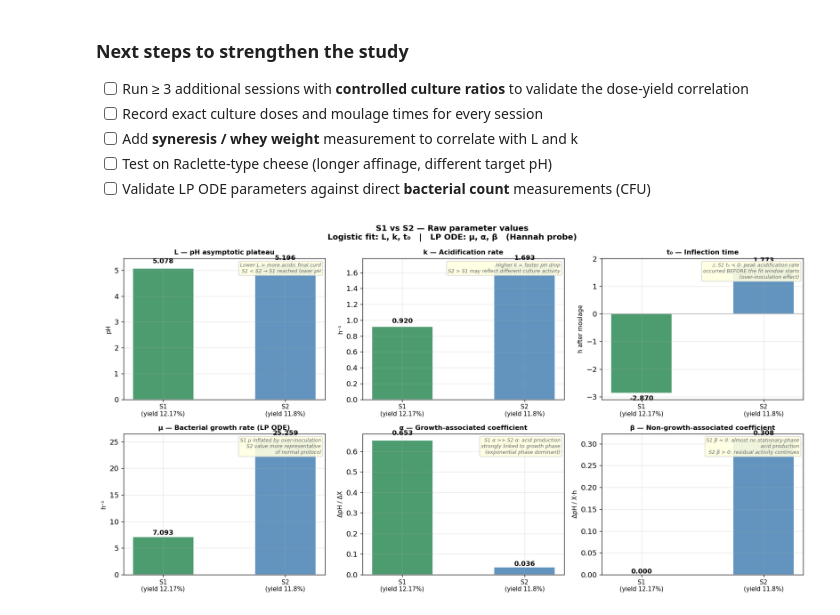
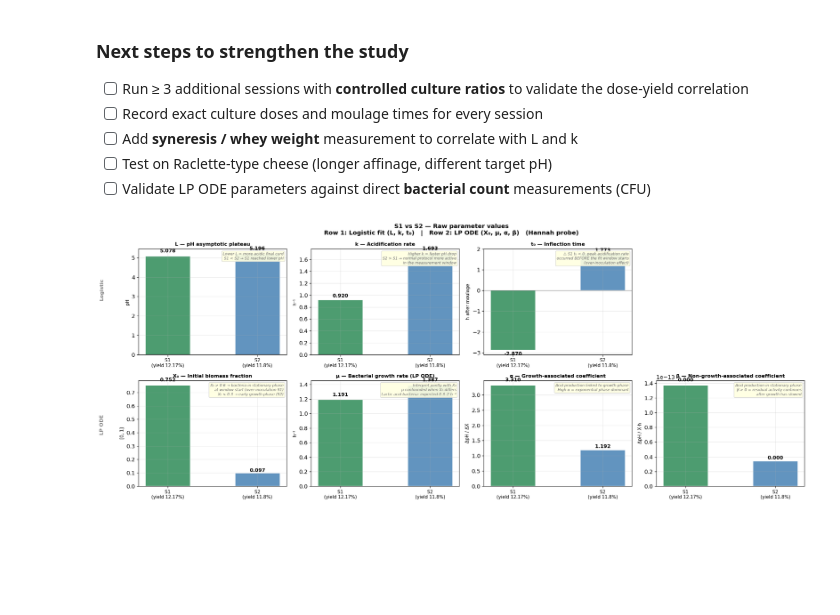
Before and after one commit to samuelemoungang/cheese-acidification-analysis, a Jupyter notebook: comparison_sessions.ipynb, the cells around one changed output. Saved outputs shown, nothing was run; the diff lists cells and outputs as text; code cells hidden in the pictures; blank space fills up the shorter version.

```diff
--- a/comparison_sessions.ipynb
+++ b/comparison_sessions.ipynb
@@ -533,6 +554,9 @@ for col, (sess_key, lp) in enumerate([('S1', lp_h1), ('S2', lp_h2)]):
     s = SESSIONS[sess_key]
     residuals_lp = lp['A_obs'] - lp['A_sim']
     rmse_lp      = np.sqrt(np.mean(residuals_lp**2))
+    x0_phase = ('early growth'  if lp['X0'] < 0.2 else
+                'active growth' if lp['X0'] < 0.6 else
+                'stationary phase')
 
     # A(t) fit
     ax_top = axes[0, col]
@@ -544,7 +568,7 @@ for col, (sess_key, lp) in enumerate([('S1', lp_h1), ('S2', lp_h2)]):
     ax_top.set_ylabel('A(t) — acid proxy')
     ax_top.legend(fontsize=8)
     ax_top.text(0.04, 0.96,
-                f'μ = {lp["mu"]:.3f} h⁻¹\nα = {lp["alpha"]:.4f}\nβ = {lp["beta"]:.4f}',
+                f'X₀ = {lp["X0"]:.3f} ({x0_phase})\nμ = {lp["mu"]:.3f} h⁻¹\nα = {lp["alpha"]:.4f}\nβ = {lp["beta"]:.4f}',
                 transform=ax_top.transAxes, fontsize=8.5, va='top',
                 bbox=dict(boxstyle='round', facecolor='white', alpha=0.85))
 
@@ -712,8 +754,11 @@ With more sessions (≥ 5–10), threshold values could be calibrated against **
 - [ ] Validate LP ODE parameters against direct **bacterial count** measurements (CFU)
 # %%
 # ── Parameter comparison — raw values, one subplot per parameter ──────────
-fig, axes = plt.subplots(2, 3, figsize=(15, 8))
-axes = axes.flatten()
+# Layout 2×4: Row 0 = Logistic (L, k, t₀, hidden) | Row 1 = LP ODE (X₀, μ, α, β)
+fig, axes = plt.subplots(2, 4, figsize=(20, 8))
+axes[0, 3].set_visible(False)   # hide 4th slot in row 0 (only 3 logistic params)
+axes_to_use = [axes[0, 0], axes[0, 1], axes[0, 2],
+               axes[1, 0], axes[1, 1], axes[1, 2], axes[1, 3]]
 
 sessions     = ['S1', 'S2']
 sess_labels  = [SESSIONS[s]['label'].replace('Session ','S') for s in sessions]
@@ -721,86 +766,89 @@ sess_colors  = [SESSIONS[s]['color'] for s in sessions]
 yields_label = [f"yield {SESSIONS[s]['yield_pct']}%" for s in sessions]
 
 params_raw = [
+    # ── Row 0: Logistic parameters ──────────────────────────────────────
     {
         'title': 'L — pH asymptotic plateau',
         'unit':  'pH',
         'values': [fit_h1['L'],    fit_h2['L']],
         'note':  'Lower L = more acidic final curd\nS1 < S2 → S1 reached lower pH',
-        'good_direction': 'lower',
     },
     {
         'title': 'k — Acidification rate',
         'unit':  'h⁻¹',
         'values': [fit_h1['k'],    fit_h2['k']],
-        'note':  'Higher k = faster pH drop\nS2 > S1 may reflect different culture activity',
-        'good_direction': None,
+        'note':  'Higher k = faster pH drop\nS2 > S1 → normal protocol more active\nin the measurement window',
     },
     {
         'title': 't₀ — Inflection time',
         'unit':  'h after moulage',
         'values': [fit_h1['t0'],   fit_h2['t0']],
         'note':  '⚠ S1 t₀ < 0: peak acidification rate\noccurred BEFORE the fit window starts\n(over-inoculation effect)',
-        'good_direction': None,
+    },
+    # ── Row 1: LP ODE parameters ─────────────────────────────────────────
+    {
+        'title': 'X₀ — Initial biomass fraction',
+        'unit':  '[0, 1]',
+        'values': [lp_h1['X0'],    lp_h2['X0']],
+        'note':  'X₀ > 0.6 → bacteria in stationary phase\nat window start (over-inoculation S1)\nX₀ < 0.3 → early growth phase (S2)',
     },
     {
         'title': 'μ — Bacterial growth rate (LP ODE)',
         'unit':  'h⁻¹',
         'values': [lp_h1['mu'],    lp_h2['mu']],
-        'note':  'S1 μ inflated by over-inoculation\nS2 value more representative\nof normal protocol',
-        'good_direction': None,
+        'note':  'Interpret jointly with X₀\nμ confounded when X₀ differs\nLactic acid bacteria: expected 0.3–2 h⁻¹',
     },
     {
         'title': 'α — Growth-associated coefficient',
         'unit':  'ΔpH / ΔX',
         'values': [lp_h1['alpha'], lp_h2['alpha']],
-        'note':  'S1 α >> S2 α: acid production\nstrongly linked to growth phase\n(exponential phase dominant)',
-        'good_direction': None,
+        'note':  'Acid production linked to growth phase\nHigh α = exponential phase dominant',
     },
     {
         'title': 'β — Non-growth-associated coefficient',
         'unit':  'ΔpH / X·h',
         'values': [lp_h1['beta'],  lp_h2['beta']],
-        'note':  'S1 β ≈ 0: almost no stationary-phase\nacid production\nS2 β > 0: residual activity continues',
-        'good_direction': None,
+        'note':  'Acid production in stationary phase\nβ > 0 = residual activity continues\nafter growth has slowed',
     },
 ]
 
-for ax, p in zip(axes, params_raw):
+for ax, p in zip(axes_to_use, params_raw):
     x_pos = np.array([0, 1])
     bars  = ax.bar(x_pos, p['values'], width=0.5,
                    color=sess_colors, alpha=0.85, edgecolor='white', linewidth=1.2)
 
-    # Value labels on bars
     for bar, val in zip(bars, p['values']):
         va   = 'bottom' if val >= 0 else 'top'
         ypos = val + abs(val) * 0.03 if val >= 0 else val - abs(val) * 0.03
         ax.text(bar.get_x() + bar.get_width()/2, ypos,
                 f'{val:.3f}', ha='center', va=va, fontsize=10, fontweight='bold')
 
-    # Yield annotation below session label
     ax.set_xticks(x_pos)
     ax.set_xticklabels(
-        [f'S1\n({yields_label[0]})', f'S2\n({yields_label[1]})'],
-        fontsize=9
+        [f'S1\n({yields_label[0]})', f'S2\n({yields_label[1]})'], fontsize=9
     )
     ax.set_ylabel(p['unit'], fontsize=9)
     ax.set_title(p['title'], fontweight='bold', fontsize=10)
     ax.axhline(0, color='black', linewidth=0.6, alpha=0.4)
-
-    # Note box
     ax.text(0.98, 0.97, p['note'],
             transform=ax.transAxes, fontsize=7.5, va='top', ha='right',
             style='italic', color='dimgray',
             bbox=dict(boxstyle='round,pad=0.3', facecolor='lightyellow',
                       edgecolor='lightgray', alpha=0.9))
 
+# Row labels
+fig.text(0.01, 0.75, 'Logistic', fontsize=10, fontweight='bold', color='gray',
+         va='center', rotation='vertical')
+fig.text(0.01, 0.28, 'LP ODE', fontsize=10, fontweight='bold', color='gray',
+         va='center', rotation='vertical')
+
 plt.suptitle(
     'S1 vs S2 — Raw parameter values\n'
-    'Logistic fit: L, k, t₀   |   LP ODE: μ, α, β   (Hannah probe)',
+    'Row 1: Logistic fit (L, k, t₀)   |   Row 2: LP ODE (X₀, μ, α, β)   (Hannah probe)',
     fontweight='bold', fontsize=12
 )
-plt.tight_layout()
+plt.tight_layout(rect=[0.03, 0, 1, 1])
 plt.savefig(f'{FIGURES_DIR}/cmp_06_parameter_comparison.png', bbox_inches='tight')
 plt.show()
 # %% [output]
-[figure, old version]
+[figure, new version]
```
Also changed, not shown: parts of 6 cells of this notebook, 9 other files.
